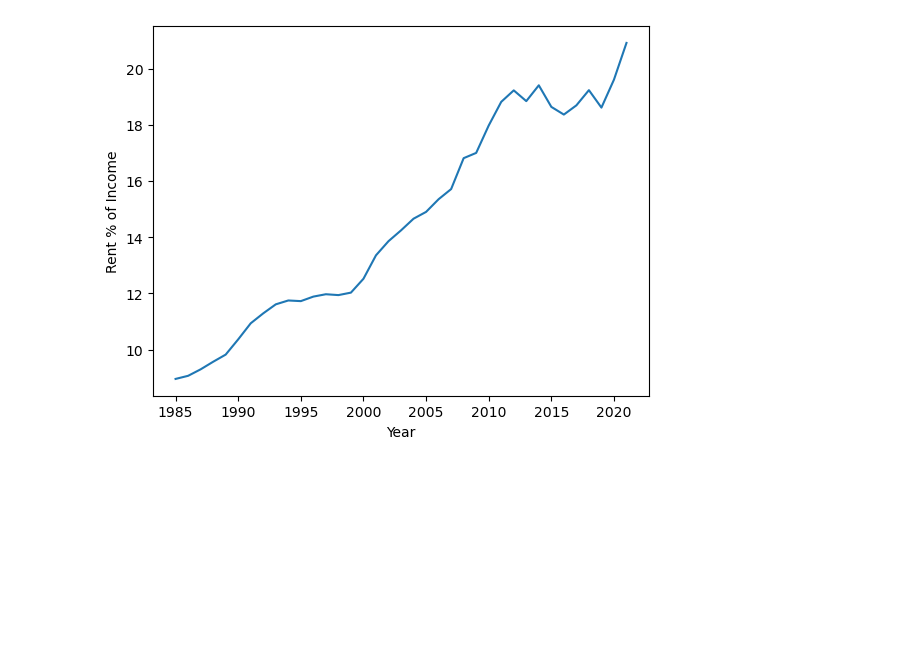
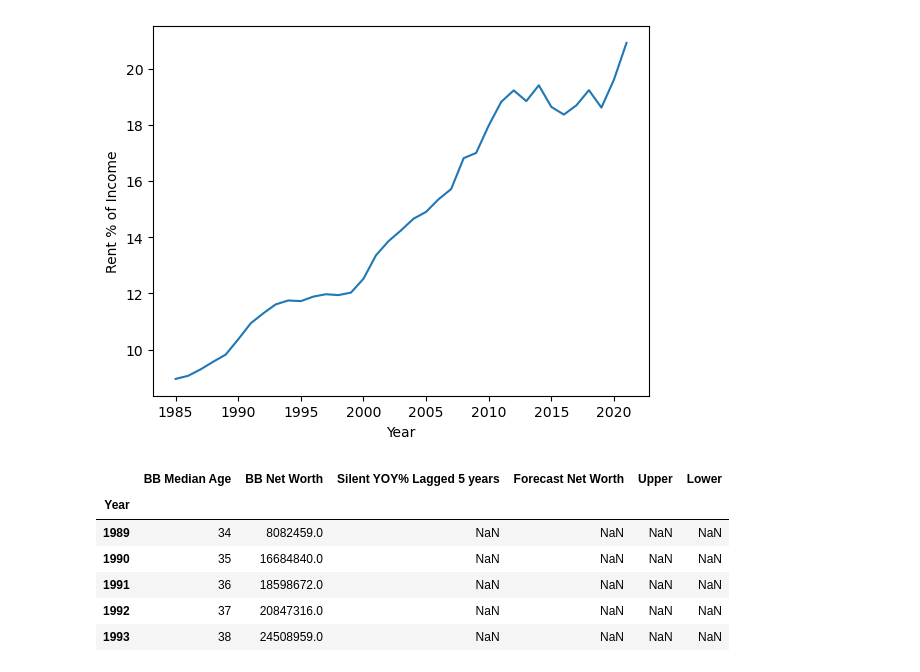
Before and after one commit to JCamp-12/AI-Project-1, a Jupyter notebook: JNS_Generation_research.ipynb, the cells around one changed output. Cells and saved outputs as stored; diff of their text form; code cells hidden in the pictures; blank space fills up the shorter version.

```diff
--- a/JNS_Generation_research.ipynb
+++ b/JNS_Generation_research.ipynb
@@ -300,3 +300,16 @@ rent_income_df["Rent percent"].plot(ylabel='Rent % of Income')
 # %% [output]
 <Axes: xlabel='Year', ylabel='Rent % of Income'>
 [figure]
+# %%
+#Bring in Boomer Net Worth Forecast file
+BB_Forecast_df = pd.read_csv("./Resources-jns/BB_Forecast_Net_Worth.csv")
+BB_Forecast_df.set_index('Year', inplace=True)
+BB_Forecast_df.head()
+# %% [output]
+|  | BB Median Age | BB Net Worth | Silent YOY% Lagged 5 years | Forecast Net Worth | Upper | Lower |
+| Year |  |  |  |  |  |  |
+| 1989 | 34 | 8082459.0 | NaN | NaN | NaN | NaN |
+| 1990 | 35 | 16684840.0 | NaN | NaN | NaN | NaN |
+| 1991 | 36 | 18598672.0 | NaN | NaN | NaN | NaN |
+| 1992 | 37 | 20847316.0 | NaN | NaN | NaN | NaN |
+| 1993 | 38 | 24508959.0 | NaN | NaN | NaN | NaN |
```
Also changed, not shown: parts of 3 cells of this notebook.
